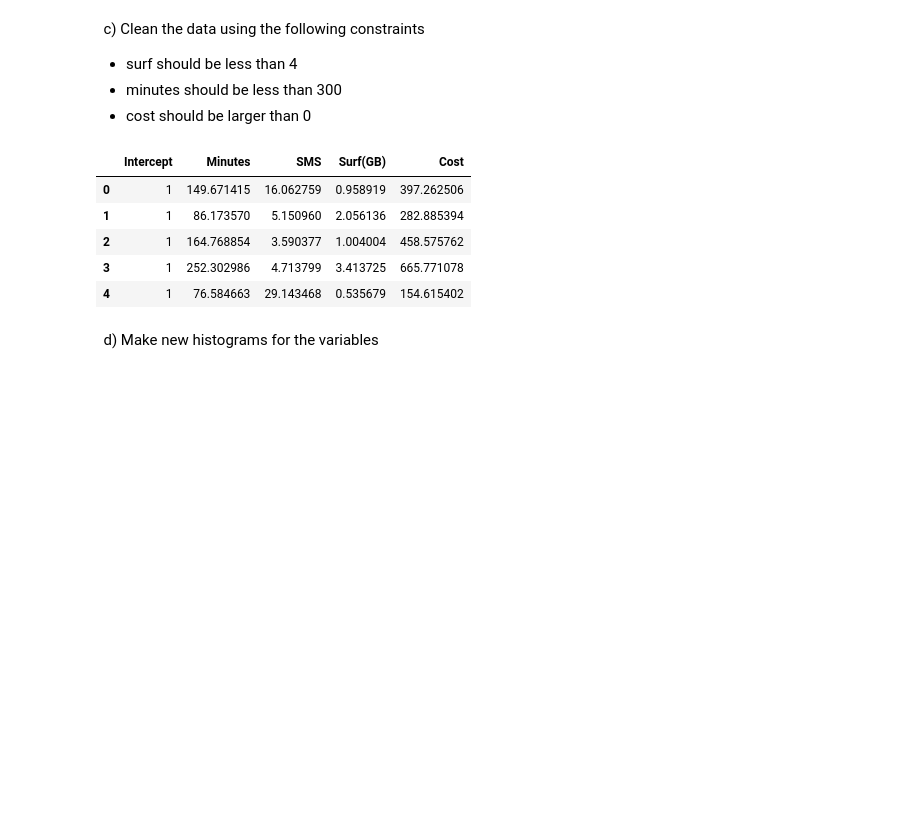
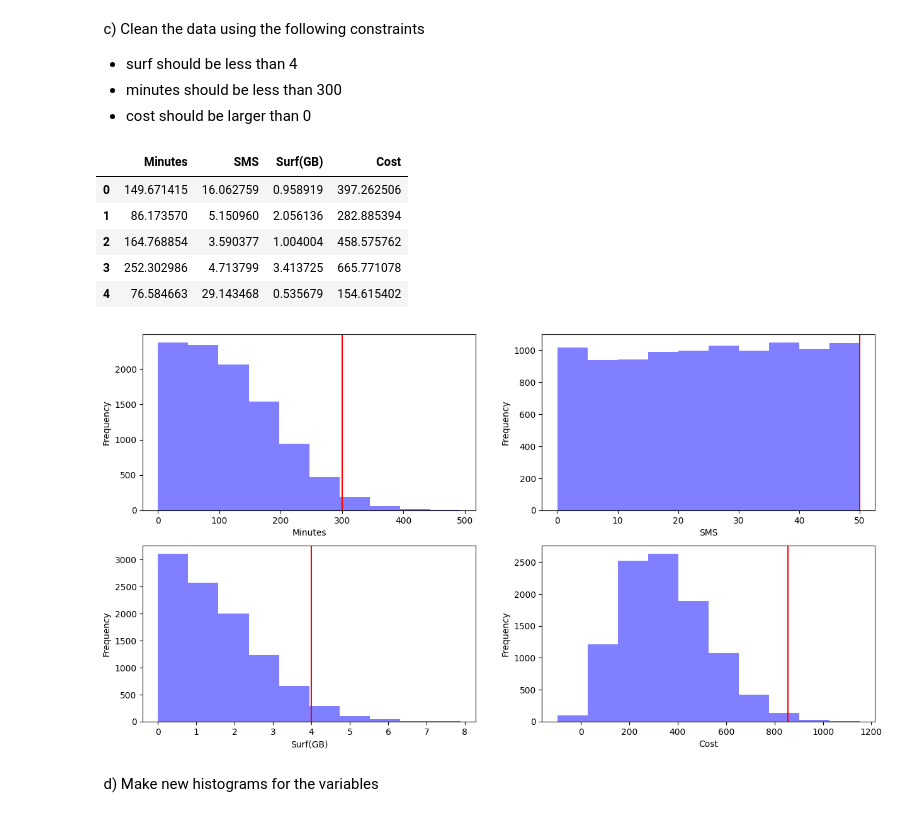
Before and after one commit to VineelaNedunuri/Machine-learning, a Jupyter notebook: Exercises/E00_linear_regression.ipynb, the cells around one changed output. Cells and saved outputs as stored; diff of their text form; code cells hidden in the pictures; blank space fills up the shorter version.

```diff
--- a/Exercises/E00_linear_regression.ipynb
+++ b/Exercises/E00_linear_regression.ipynb
@@ -334,13 +347,27 @@ Surf = df.query('`Surf(GB)` < 4')
 # %%
-df= df.query('`Surf(GB)` < 4 &  `Minutes`<300 &  `Cost`>0')
-df.head()
+# Filter DataFrame using constraints
+constraints= df.query('`Surf(GB)` < 4 &  `Minutes`<300 &  `Cost`>0')
+constraints.head()
 # %% [output]
-|  | Intercept | Minutes | SMS | Surf(GB) | Cost |
-| 0 | 1 | 149.671415 | 16.062759 | 0.958919 | 397.262506 |
-| 1 | 1 | 86.173570 | 5.150960 | 2.056136 | 282.885394 |
-| 2 | 1 | 164.768854 | 3.590377 | 1.004004 | 458.575762 |
-| 3 | 1 | 252.302986 | 4.713799 | 3.413725 | 665.771078 |
-| 4 | 1 | 76.584663 | 29.143468 | 0.535679 | 154.615402 |
+|  | Minutes | SMS | Surf(GB) | Cost |
+| 0 | 149.671415 | 16.062759 | 0.958919 | 397.262506 |
+| 1 | 86.173570 | 5.150960 | 2.056136 | 282.885394 |
+| 2 | 164.768854 | 3.590377 | 1.004004 | 458.575762 |
+| 3 | 252.302986 | 4.713799 | 3.413725 | 665.771078 |
+| 4 | 76.584663 | 29.143468 | 0.535679 | 154.615402 |
+# %%
+fig = plt.figure(figsize=(15,8))
+
+for i, col in enumerate(df.columns):
+    ax = plt.subplot(2, 2, i+1)
+    ax.hist(df[col], bins=10, alpha=0.5, color='blue')
+    ax.axvline(x=constraints[col].max(), color='red')
+    ax.set_xlabel(col)
+    ax.set_ylabel('Frequency')
+
+plt.show()
+# %% [output]
+[figure, added]
 # %% [markdown]
 
 &nbsp; d) Make new histograms for the variables
```
Also changed, not shown: parts of 26 cells of this notebook.
